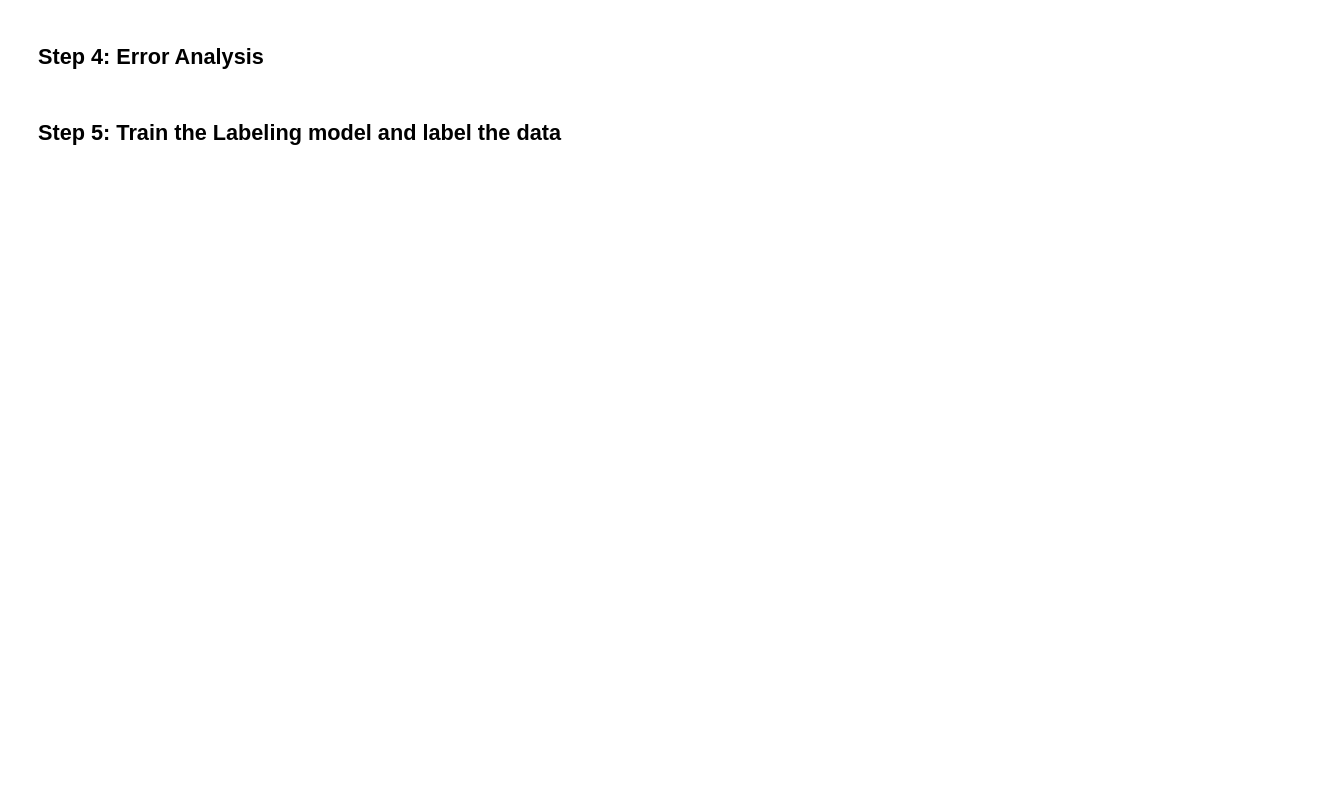
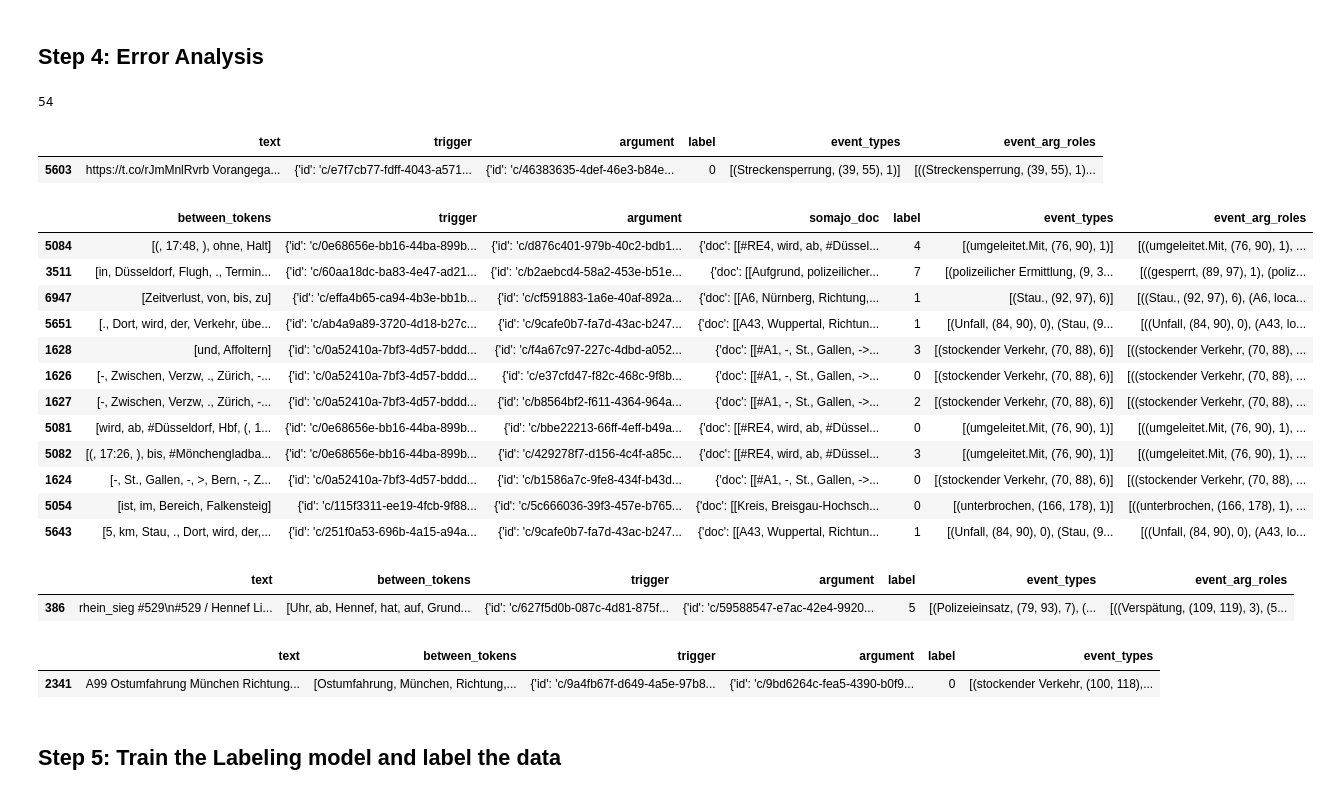
Before and after one commit to DFKI-NLP/wsee, a Jupyter notebook: notebooks/event_arg_role.ipynb, the cells around one changed output. Drawn from its saved outputs; the diff is of its cells as text; code cells hidden in the pictures; blank space fills up the shorter version.

```diff
--- a/notebooks/event_arg_role.ipynb
+++ b/notebooks/event_arg_role.ipynb
@@ -20,7 +20,7 @@ from wsee.data import pipeline
 
 warnings.filterwarnings(action='once')
 
-DATA_DIR = '/Users/phuc/data/daystream_corpus'  # replace path to corpus
+DATA_DIR = '../data/daystream_corpus'  # replace path to corpus
 # %% [markdown]
 ### SD4M Relation/ Event Arguments
 
@@ -180,3 +173,10 @@ applier = PandasLFApplier(lfs)
+# %%
+from snorkel.labeling import PandasLFApplier
+from wsee.data.pipeline import get_role_list_lfs
+
+lfs = get_role_list_lfs()
+
+applier = PandasLFApplier(lfs)
 # %%
 L_sd_train = applier.apply(df_sd_train)
 # %%
@@ -191,12 +209,36 @@ from wsee.labeling import error_analysis
 relevant_rows = labeled_sd4m_roles.iloc[L_sd_train[:, 0] == 0]
 print(len(relevant_rows))
 relevant_rows.sample()[['text', 'trigger', 'argument', 'label', 'event_types', 'event_arg_roles']]
+# %% [output]
+54
+|  | text | trigger | argument | label | event_types | event_arg_roles |
+| 5603 | https://t.co/rJmMnlRvrb Vorangega... | {'id': 'c/e7f7cb77-fdff-4043-a571... | {'id': 'c/46383635-4def-46e3-b84e... | 0 | [(Streckensperrung, (39, 55), 1)] | [((Streckensperrung, (39, 55), 1)... |
 # %%
-error_analysis.sample_fp(labeled_df=labeled_sd4m_roles, lf_outputs=L_sd_train, lf_index=0, label_of_interest=0, sample_size=1)[['between_tokens', 'trigger', 'argument', 'somajo_doc', 'label', 'event_types', 'event_arg_roles']]
+error_analysis.sample_fp(labeled_df=labeled_sd4m_roles, lf_outputs=L_sd_train, lf_index=36, label_of_interest=10, sample_size=12)[['between_tokens', 'trigger', 'argument', 'somajo_doc', 'label', 'event_types', 'event_arg_roles']]
+# %% [output]
+|  | between_tokens | trigger | argument | somajo_doc | label | event_types | event_arg_roles |
+| 5084 | [(, 17:48, ), ohne, Halt] | {'id': 'c/0e68656e-bb16-44ba-899b... | {'id': 'c/d876c401-979b-40c2-bdb1... | {'doc': [[#RE4, wird, ab, #Düssel... | 4 | [(umgeleitet.Mit, (76, 90), 1)] | [((umgeleitet.Mit, (76, 90), 1), ... |
+| 3511 | [in, Düsseldorf, Flugh, ., Termin... | {'id': 'c/60aa18dc-ba83-4e47-ad21... | {'id': 'c/b2aebcd4-58a2-453e-b51e... | {'doc': [[Aufgrund, polizeilicher... | 7 | [(polizeilicher Ermittlung, (9, 3... | [((gesperrt, (89, 97), 1), (poliz... |
+| 6947 | [Zeitverlust, von, bis, zu] | {'id': 'c/effa4b65-ca94-4b3e-bb1b... | {'id': 'c/cf591883-1a6e-40af-892a... | {'doc': [[A6, Nürnberg, Richtung,... | 1 | [(Stau., (92, 97), 6)] | [((Stau., (92, 97), 6), (A6, loca... |
+| 5651 | [., Dort, wird, der, Verkehr, übe... | {'id': 'c/ab4a9a89-3720-4d18-b27c... | {'id': 'c/9cafe0b7-fa7d-43ac-b247... | {'doc': [[A43, Wuppertal, Richtun... | 1 | [(Unfall, (84, 90), 0), (Stau, (9... | [((Unfall, (84, 90), 0), (A43, lo... |
+| 1628 | [und, Affoltern] | {'id': 'c/0a52410a-7bf3-4d57-bddd... | {'id': 'c/f4a67c97-227c-4dbd-a052... | {'doc': [[#A1, -, St., Gallen, ->... | 3 | [(stockender Verkehr, (70, 88), 6)] | [((stockender Verkehr, (70, 88), ... |
+| 1626 | [-, Zwischen, Verzw, ., Zürich, -... | {'id': 'c/0a52410a-7bf3-4d57-bddd... | {'id': 'c/e37cfd47-f82c-468c-9f8b... | {'doc': [[#A1, -, St., Gallen, ->... | 0 | [(stockender Verkehr, (70, 88), 6)] | [((stockender Verkehr, (70, 88), ... |
+| 1627 | [-, Zwischen, Verzw, ., Zürich, -... | {'id': 'c/0a52410a-7bf3-4d57-bddd... | {'id': 'c/b8564bf2-f611-4364-964a... | {'doc': [[#A1, -, St., Gallen, ->... | 2 | [(stockender Verkehr, (70, 88), 6)] | [((stockender Verkehr, (70, 88), ... |
+| 5081 | [wird, ab, #Düsseldorf, Hbf, (, 1... | {'id': 'c/0e68656e-bb16-44ba-899b... | {'id': 'c/bbe22213-66ff-4eff-b49a... | {'doc': [[#RE4, wird, ab, #Düssel... | 0 | [(umgeleitet.Mit, (76, 90), 1)] | [((umgeleitet.Mit, (76, 90), 1), ... |
+| 5082 | [(, 17:26, ), bis, #Mönchengladba... | {'id': 'c/0e68656e-bb16-44ba-899b... | {'id': 'c/429278f7-d156-4c4f-a85c... | {'doc': [[#RE4, wird, ab, #Düssel... | 3 | [(umgeleitet.Mit, (76, 90), 1)] | [((umgeleitet.Mit, (76, 90), 1), ... |
+| 1624 | [-, St., Gallen, -, >, Bern, -, Z... | {'id': 'c/0a52410a-7bf3-4d57-bddd... | {'id': 'c/b1586a7c-9fe8-434f-b43d... | {'doc': [[#A1, -, St., Gallen, ->... | 0 | [(stockender Verkehr, (70, 88), 6)] | [((stockender Verkehr, (70, 88), ... |
+| 5054 | [ist, im, Bereich, Falkensteig] | {'id': 'c/115f3311-ee19-4fcb-9f88... | {'id': 'c/5c666036-39f3-457e-b765... | {'doc': [[Kreis, Breisgau-Hochsch... | 0 | [(unterbrochen, (166, 178), 1)] | [((unterbrochen, (166, 178), 1), ... |
+| 5643 | [5, km, Stau, ., Dort, wird, der,... | {'id': 'c/251f0a53-696b-4a15-a94a... | {'id': 'c/9cafe0b7-fa7d-43ac-b247... | {'doc': [[A43, Wuppertal, Richtun... | 1 | [(Unfall, (84, 90), 0), (Stau, (9... | [((Unfall, (84, 90), 0), (A43, lo... |
 # %%
 error_analysis.sample_abstained_instances(labeled_df=labeled_sd4m_roles, lf_outputs=L_sd_train, lf_index=19, label_of_interest=5, sample_size=1)[['text', 'between_tokens', 'trigger', 'argument', 'label', 'event_types', 'event_arg_roles']]
+# %% [output]
+|  | text | between_tokens | trigger | argument | label | event_types | event_arg_roles |
+| 386 | rhein_sieg #529\n#529 / Hennef Li... | [Uhr, ab, Hennef, hat, auf, Grund... | {'id': 'c/627f5d0b-087c-4d81-875f... | {'id': 'c/59588547-e7ac-42e4-9920... | 5 | [(Polizeieinsatz, (79, 93), 7), (... | [((Verspätung, (109, 119), 3), (5... |
 # %%
 error_analysis.sample_abstained_instances(labeled_df=labeled_sd4m_roles, lf_outputs=L_sd_train, lf_index=0, label_of_interest=0, sample_size=1)[['text', 'between_tokens', 'trigger', 'argument', 'label', 'event_types']]
+# %% [output]
+|  | text | between_tokens | trigger | argument | label | event_types |
+| 2341 | A99 Ostumfahrung München Richtung... | [Ostumfahrung, München, Richtung,... | {'id': 'c/9a4fb67f-d649-4a5e-97b8... | {'id': 'c/9bd6264c-fea5-4390-b0f9... | 0 | [(stockender Verkehr, (100, 118),... |
 # %% [markdown]
 ## Step 5: Train the Labeling model and label the data
 # %%
```
Also changed, not shown: parts of 20 cells of this notebook, 4 other files.
